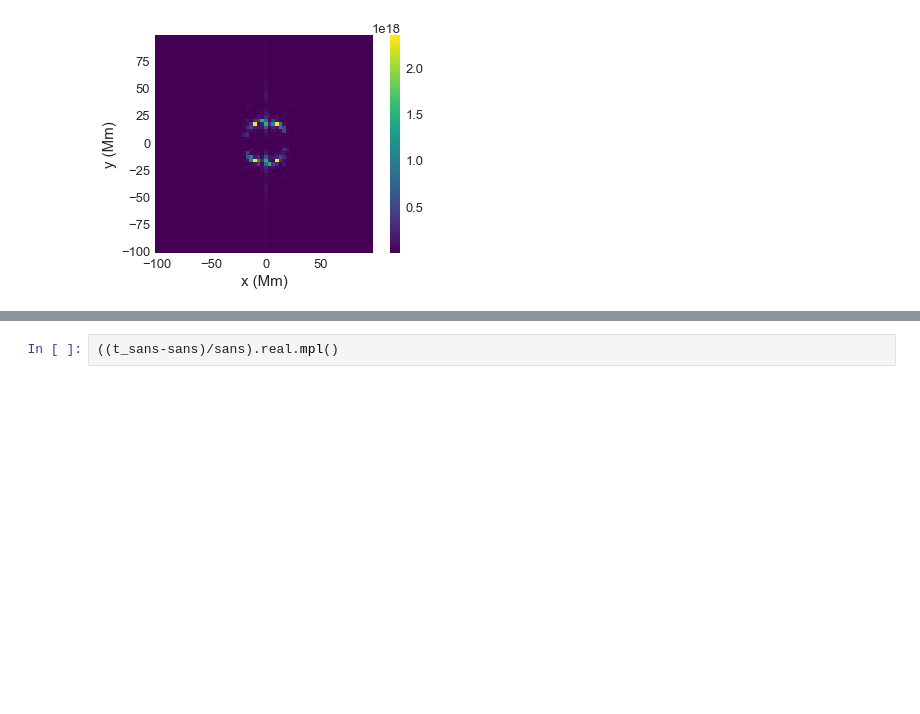
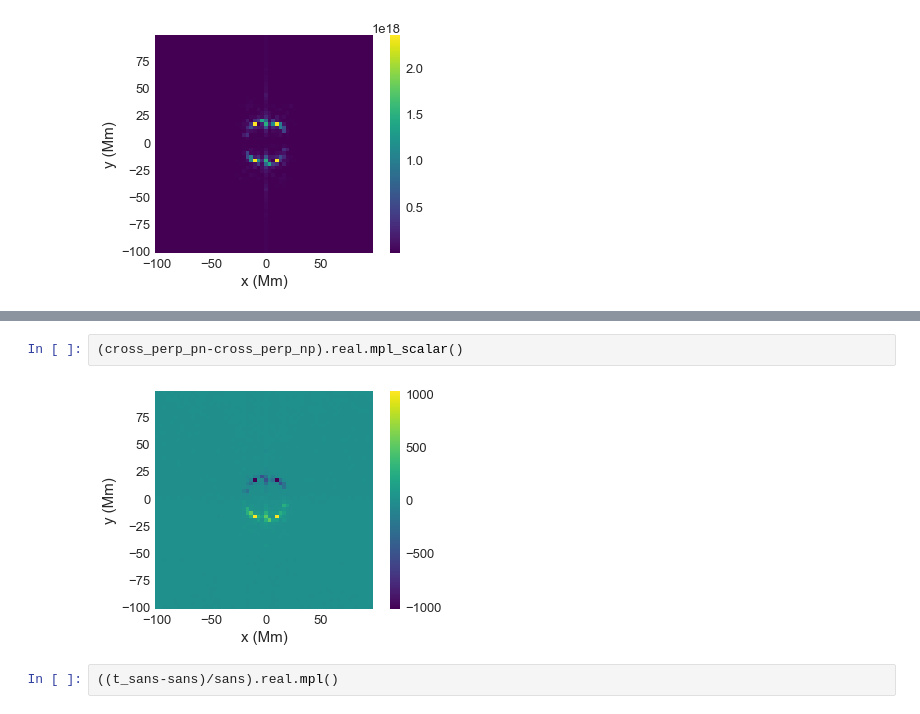
Before and after one commit to ubermag/mag2exp, a Jupyter notebook: docs/ipynb/SANS_df_based.ipynb, the cells around one changed output, grey strips where cells are left out. Saved outputs shown, nothing was run; the diff lists cells and outputs as text; blank space fills up the shorter version.

```diff
--- a/docs/ipynb/SANS_df_based.ipynb
+++ b/docs/ipynb/SANS_df_based.ipynb
@@ -131,3 +181,7 @@ t_sans.real.mpl_scalar(cmap='gray', interpolation='spline16', colorbar_label=r'I
+# %%
+(cross_perp_pn-cross_perp_np).real.mpl_scalar()
+# %% [output]
+[figure, added]
 # %%
 ((t_sans-sans)/sans).real.mpl()
 # %% [output]
```
Also changed, not shown: parts of 9 cells of this notebook.
